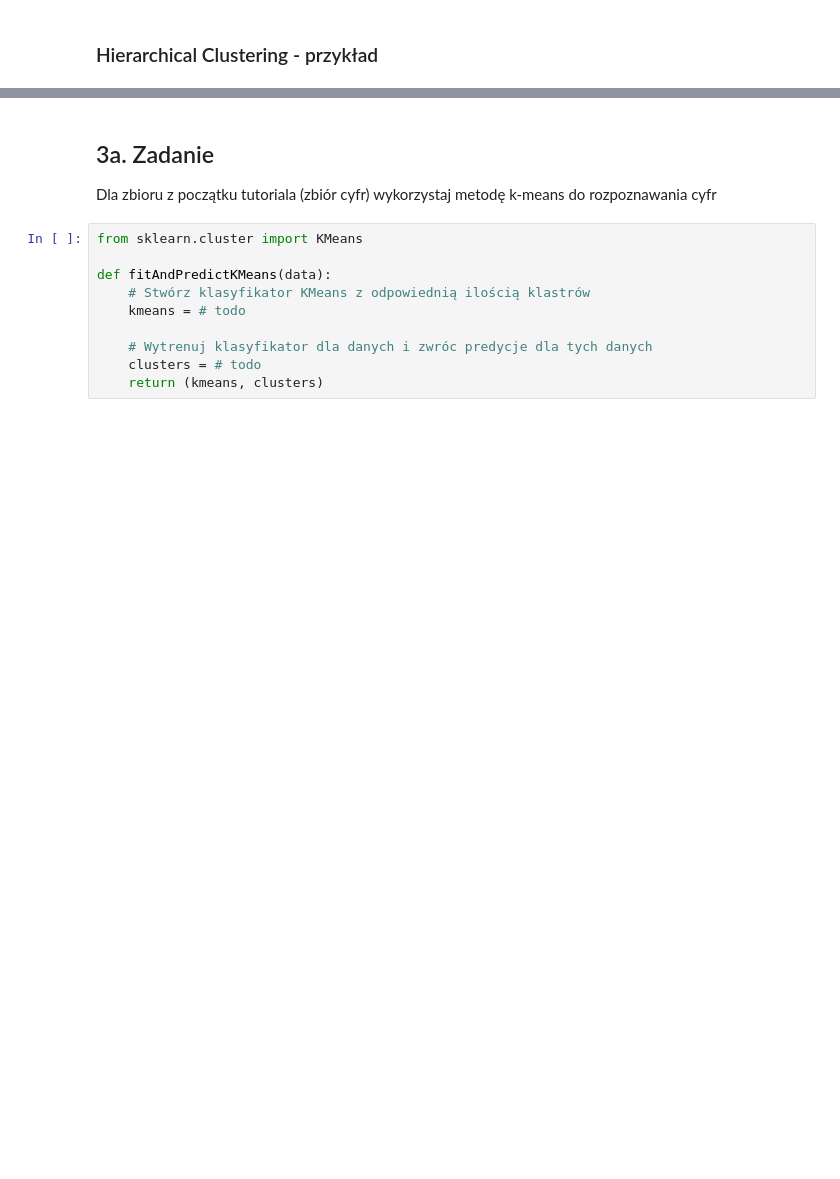
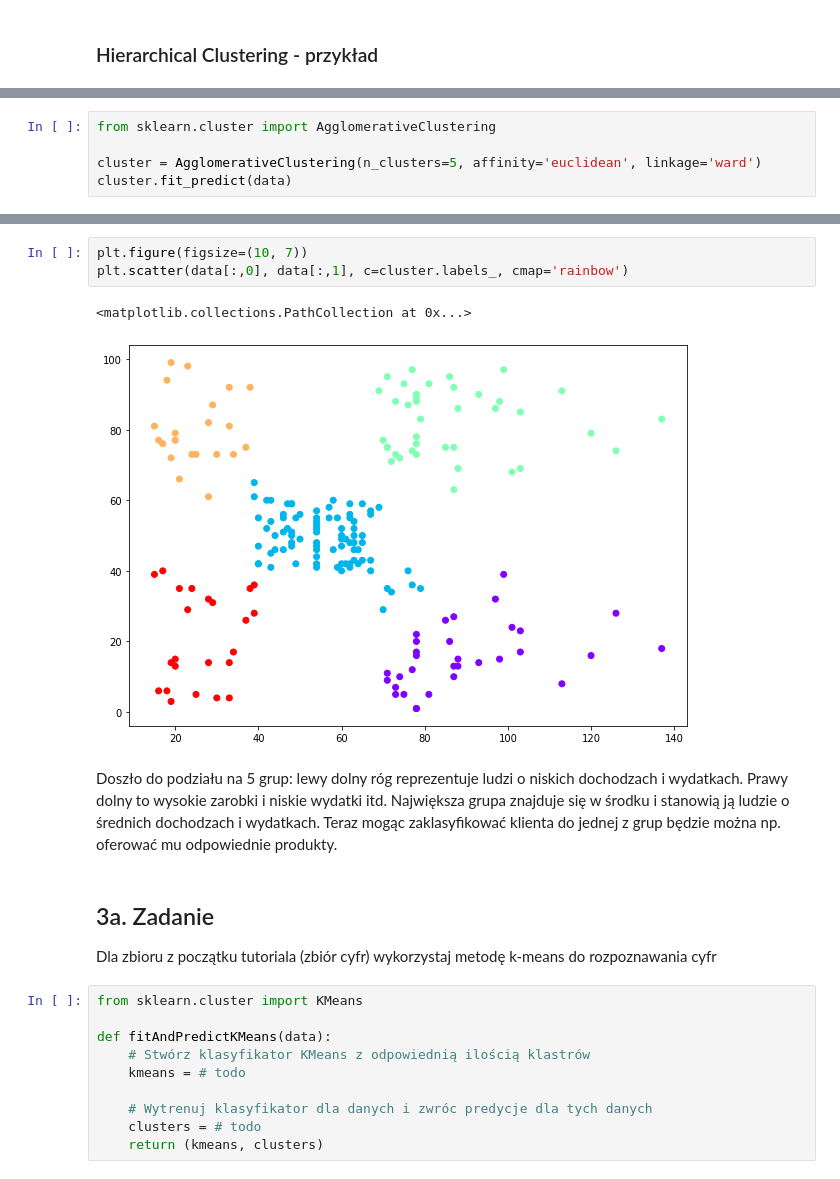
Before and after one commit to mikiisz/ml-tutorial6, a Jupyter notebook: ml_tutorial6.ipynb, the cells around one changed output, grey strips where cells are left out. Cells and saved outputs as stored; diff of their text form; blank space fills up the shorter version.

```diff
--- a/ml_tutorial6.ipynb
+++ b/ml_tutorial6.ipynb
@@ -133,0 +247,5 @@ Rezultatem jest ponowne zabarwienie oryginalnych pikseli, przy czym każdemu pik
+# %%
+from sklearn.cluster import AgglomerativeClustering
+
+cluster = AgglomerativeClustering(n_clusters=5, affinity='euclidean', linkage='ward')
+cluster.fit_predict(data)
@@ -134,3 +263,11 @@ Rezultatem jest ponowne zabarwienie oryginalnych pikseli, przy czym każdemu pik
+# %%
+plt.figure(figsize=(10, 7))
+plt.scatter(data[:,0], data[:,1], c=cluster.labels_, cmap='rainbow')
+# %% [output]
+<matplotlib.collections.PathCollection at 0x...>
+[figure, added]
+# %% [markdown]
+Doszło do podziału na 5 grup: lewy dolny róg reprezentuje ludzi o niskich dochodzach i wydatkach. Prawy dolny to wysokie zarobki i niskie wydatki itd. Największa grupa znajduje się w środku i stanowią ją ludzie o średnich dochodzach i wydatkach. Teraz mogąc zaklasyfikować klienta do jednej z grup będzie można np. oferować mu odpowiednie produkty.
 # %% [markdown]
 ## 3a. Zadanie
 
```
Also changed, not shown: parts of 22 cells of this notebook, 2 other files.
